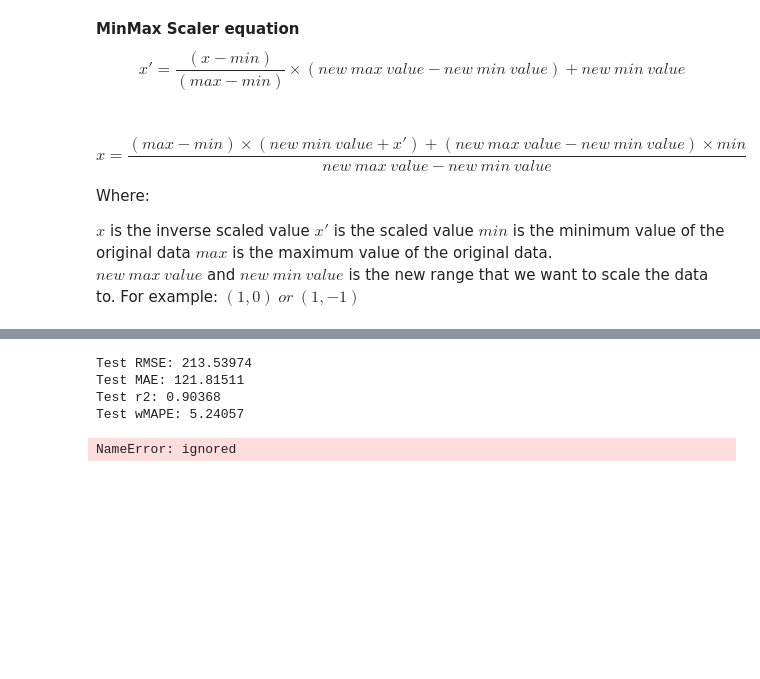
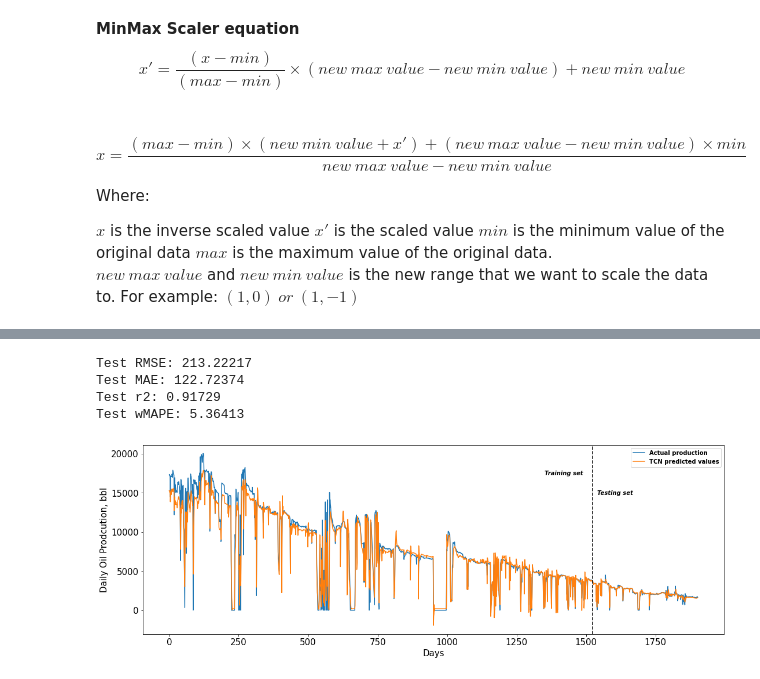
Before and after one commit to ashrafalaghbari/GA-TCN-LSTM, a Jupyter notebook: TCN_model.ipynb, the cells around one changed output, grey strips where cells are left out. Drawn from its saved outputs; the diff is of its cells as text; code cells hidden in the pictures; blank space fills up the shorter version.

```diff
--- a/TCN_model.ipynb
+++ b/TCN_model.ipynb
@@ -408,14 +432,15 @@ $max$ is the maximum value of the original data.<br/>
 $new\ max\ value$ and $new\ min\ value$ is the new range that we want to scale the data to. For example: $(1,0)\ or\ (1,-1)$
 # %%
 # make a prediction
-# select the number of obersvtions for prediction
-n_obs = len(test)
-yhat = model.predict(test_X[-n_obs:], verbose=1)
+yhat_tcn_test = model_tcn.predict(test_X, verbose=1)
+yhat_tcn_train = model_tcn.predict(train_X, verbose=1)
 
 
 # invert scaling
-scaled_y = pd.DataFrame(test_y)
-scaled_yhat = pd.DataFrame(yhat) ## ravel () converting into 1D array
+scaled_test_y = pd.DataFrame(test_y)
+scaled_train_y = pd.DataFrame(train_y)
+scaled_yhat_tcn_test = pd.DataFrame(yhat_tcn_test) ## ravel () converting into 1D array
+scaled_yhat_tcn_train = pd.DataFrame(yhat_tcn_train)
 #obtain the min and max from the training set
 unscaled_train = pd.DataFrame(series_supervised[:len(train)])
 #new feature range
@@ -429,10 +454,10 @@ def transform_column(column):
     return ((max_value - min_value) * (new_min_value + column) + (feature_range  * min_value)) / feature_range
 
 # invert scaling for actual
-inv_scale_y = scaled_y.apply(transform_column, axis=0)
-inv_scale_y = inv_scale_y.values
+y_tcn_test = scaled_test_y.apply(transform_column, axis=0).values
+y_tcn_train = scaled_train_y.apply(transform_column, axis=0).values
 # invert scaling for forecast
-inv_scale_yhat = scaled_yhat.apply(transform_column, axis=0)
-inv_scale_yhat = inv_scale_yhat.values
+yhat_tcn_test = scaled_yhat_tcn_test.apply(transform_column, axis=0).values
+yhat_tcn_train = scaled_yhat_tcn_train.apply(transform_column, axis=0).values
 # %% [output]
 12/12 [==============================] - 0s 2ms/step
@@ -439,26 +465,46 @@ inv_scale_yhat = inv_scale_yhat.values
 # %%
 # Performance evaluation
-y = inv_scale_y[np.where(inv_scale_y != 0 )]
-yhat = inv_scale_yhat[np.where(inv_scale_y != 0 )]
-
-rmse_test = sqrt(mean_squared_error(y, yhat))
+rmse_test = sqrt(mean_squared_error(y_tcn_test, yhat_tcn_test))
 print('Test RMSE: %.5f' % rmse_test)
-MAE_test = mean_absolute_error(y, yhat)
+MAE_test = mean_absolute_error(y_tcn_test, yhat_tcn_test)
 print('Test MAE: %.5f' % MAE_test)
-r2 = r2_score(y, yhat)
+r2 = r2_score(y_tcn_test, yhat_tcn_test)
 print('Test r2: %.5f' % r2)
-wMAPE_test = wMAPE(y, yhat)
+wMAPE_test = wMAPE(y_tcn_test, yhat_tcn_test)
 print('Test wMAPE: %.5f ' % wMAPE_test)
 # %% [output]
-Test RMSE: 213.53974
-Test MAE: 121.81511
-Test r2: 0.90368
-Test wMAPE: 5.24057
+Test RMSE: 213.22217
+Test MAE: 122.72374
+Test r2: 0.91729
+Test wMAPE: 5.36413
-# %%
-plt.figure(figsize=(18,10))
-plt.plot(yhat, label = "TCN-predicted")
-plt.plot(y, label = "TCN-actual")
-plt.legend()
-plt.show()
-# %% [output]
-NameError: ignored
+# %%
+# plot the concatenated  predcitions of both training and testing sets
+entire_actual_tcn = np.concatenate([y_tcn_train, y_tcn_test], axis=0)
+entire_forecast_tcn = np.concatenate([yhat_tcn_train, yhat_tcn_test], axis=0)
+
+fig, ax = plt.subplots(1, 1, figsize=(18,6))
+plt.plot(entire_actual_tcn, label = 'Actual production')
+plt.plot(entire_forecast_tcn, label = 'TCN predicted values')
+
+# create the horizontal dashed line
+plt.axvline(x=train_X.shape[0] + 1, color='black', linestyle='--')
+plt.legend()
+# add text labels
+plt.text(1350, 17500, 'Training set', rotation=0, verticalalignment='center', style='italic', fontweight='bold')
+plt.text(1540, 15000, 'Testing set', rotation=0, verticalalignment='center', style='italic', fontweight='bold')
+
+plt.ylabel('Daily Oil Prodcution, bbl', fontsize=15)
+plt.xlabel('Days', fontsize=15)
+plt.xticks(fontsize=15)
+plt.yticks(fontsize=15)
+
+# Create a font object with bold weight
+font = FontProperties()
+font.set_weight('bold')
+plt.legend(fontsize=10, loc= 'upper right', prop=font)
+
+
+plt.savefig("TCN actual-forecast.png", dpi=1600, bbox_inches='tight')
+plt.show()
+# %% [output]
+[figure, added]
```
Also changed, not shown: parts of 8 cells of this notebook.
